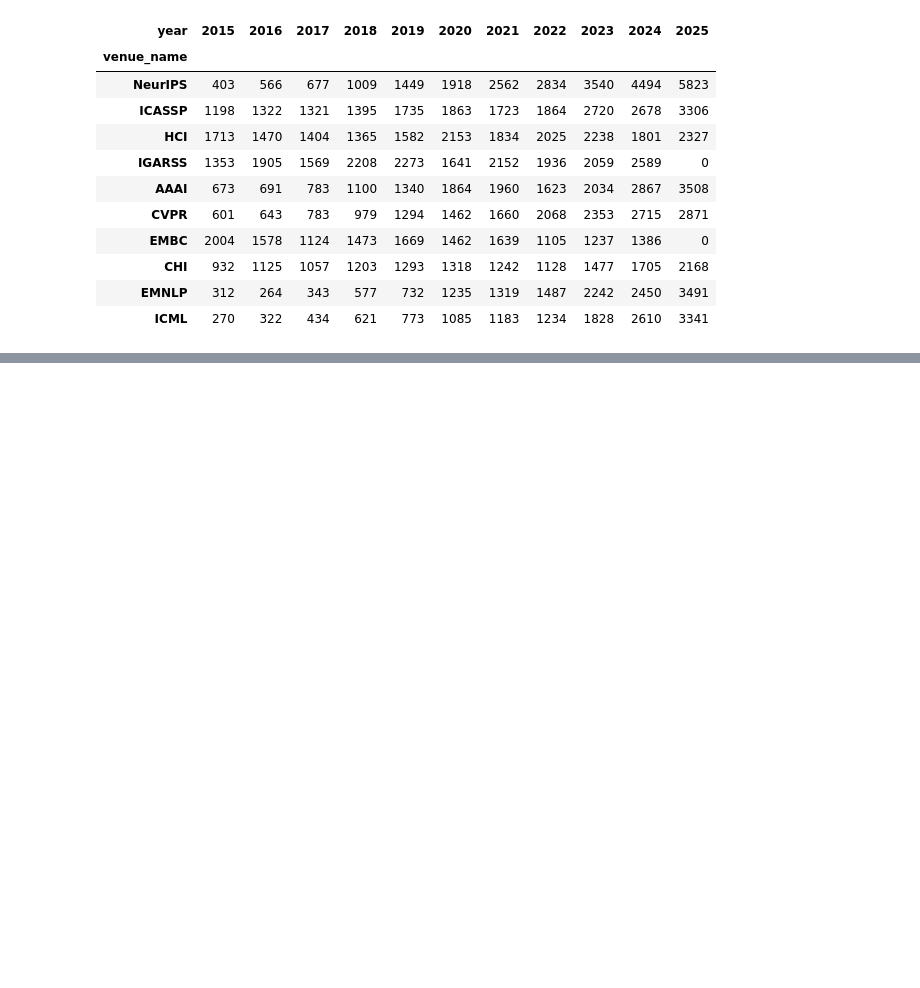
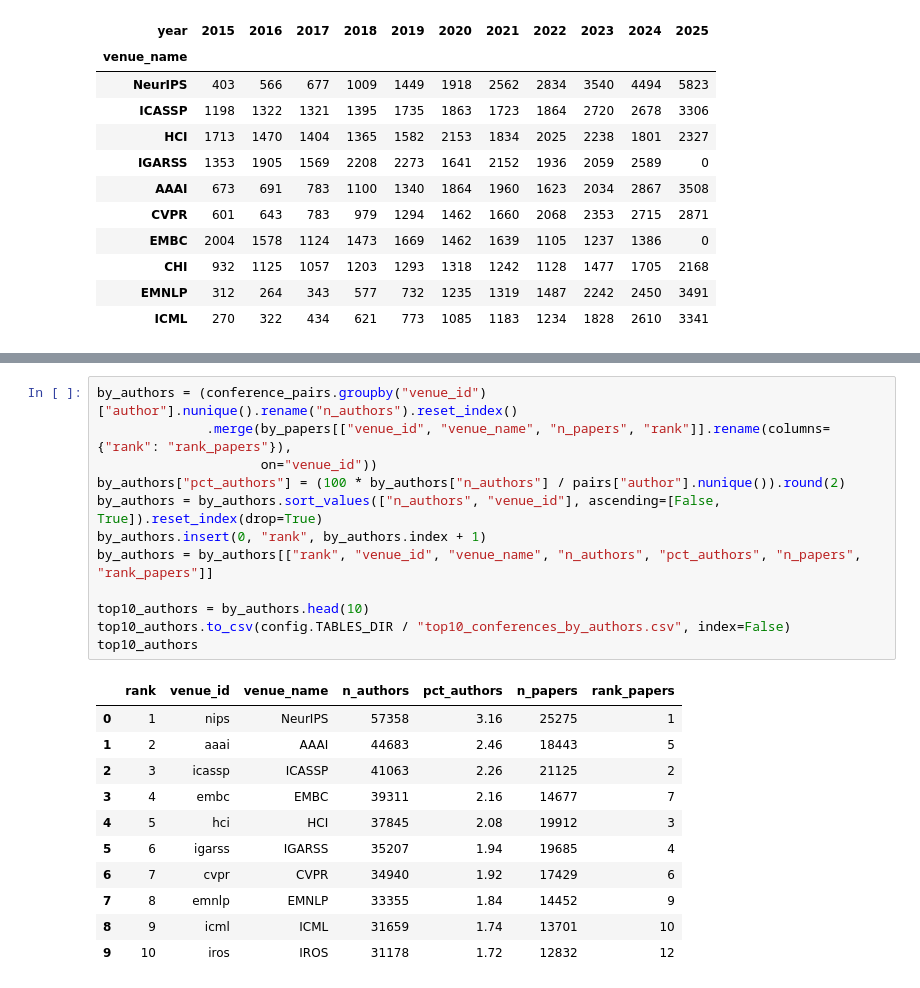
Before and after one commit to RNXFreeze/IF4041-Datmin-Tubes-Kel1, a Jupyter notebook: notebooks/02_conference_popularity.ipynb, the cells around one changed output, grey strips where cells are left out. Cells and saved outputs as stored; diff of their text form; blank space fills up the shorter version.

```diff
--- a/notebooks/02_conference_popularity.ipynb
+++ b/notebooks/02_conference_popularity.ipynb
@@ -120,0 +133,24 @@ years.pivot_table(index="venue_name", columns="year", aggfunc="size", fill_value
+# %%
+by_authors = (conference_pairs.groupby("venue_id")["author"].nunique().rename("n_authors").reset_index()
+              .merge(by_papers[["venue_id", "venue_name", "n_papers", "rank"]].rename(columns={"rank": "rank_papers"}),
+                     on="venue_id"))
+by_authors["pct_authors"] = (100 * by_authors["n_authors"] / pairs["author"].nunique()).round(2)
+by_authors = by_authors.sort_values(["n_authors", "venue_id"], ascending=[False, True]).reset_index(drop=True)
+by_authors.insert(0, "rank", by_authors.index + 1)
+by_authors = by_authors[["rank", "venue_id", "venue_name", "n_authors", "pct_authors", "n_papers", "rank_papers"]]
+
+top10_authors = by_authors.head(10)
+top10_authors.to_csv(config.TABLES_DIR / "top10_conferences_by_authors.csv", index=False)
+top10_authors
+# %% [output]
+|  | rank | venue_id | venue_name | n_authors | pct_authors | n_papers | rank_papers |
+| 0 | 1 | nips | NeurIPS | 57358 | 3.16 | 25275 | 1 |
+| 1 | 2 | aaai | AAAI | 44683 | 2.46 | 18443 | 5 |
+| 2 | 3 | icassp | ICASSP | 41063 | 2.26 | 21125 | 2 |
+| 3 | 4 | embc | EMBC | 39311 | 2.16 | 14677 | 7 |
+| 4 | 5 | hci | HCI | 37845 | 2.08 | 19912 | 3 |
+| 5 | 6 | igarss | IGARSS | 35207 | 1.94 | 19685 | 4 |
+| 6 | 7 | cvpr | CVPR | 34940 | 1.92 | 17429 | 6 |
+| 7 | 8 | emnlp | EMNLP | 33355 | 1.84 | 14452 | 9 |
+| 8 | 9 | icml | ICML | 31659 | 1.74 | 13701 | 10 |
+| 9 | 10 | iros | IROS | 31178 | 1.72 | 12832 | 12 |
```
Also changed, not shown: parts of 5 cells of this notebook, 2 other files.
